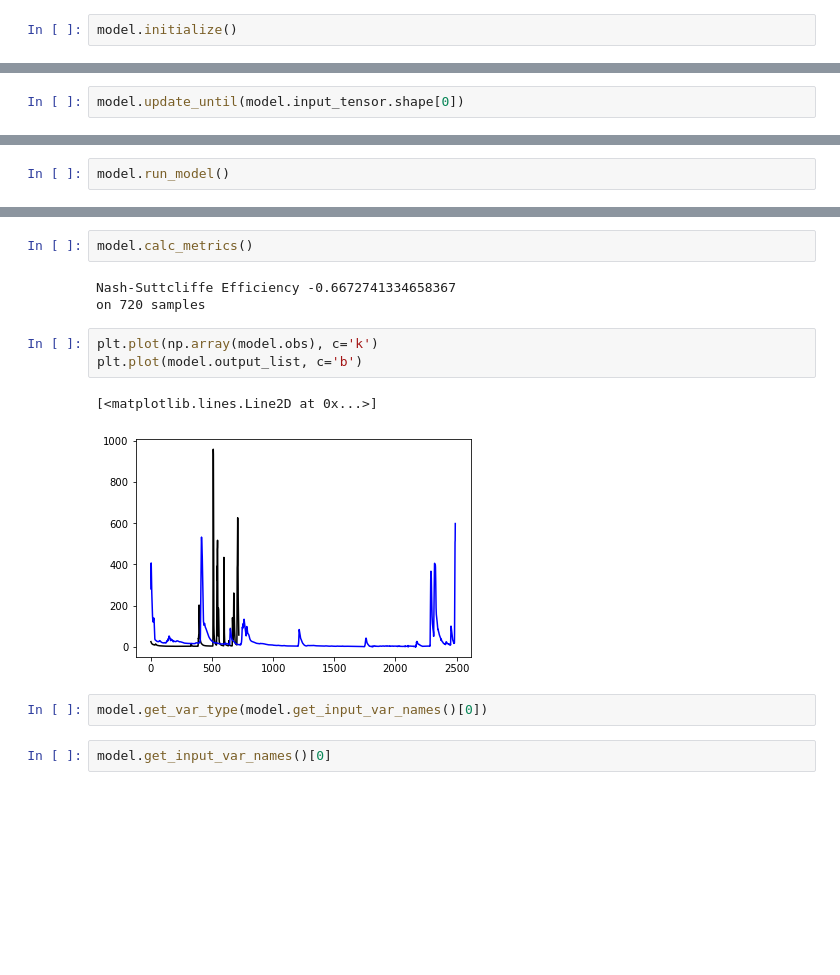
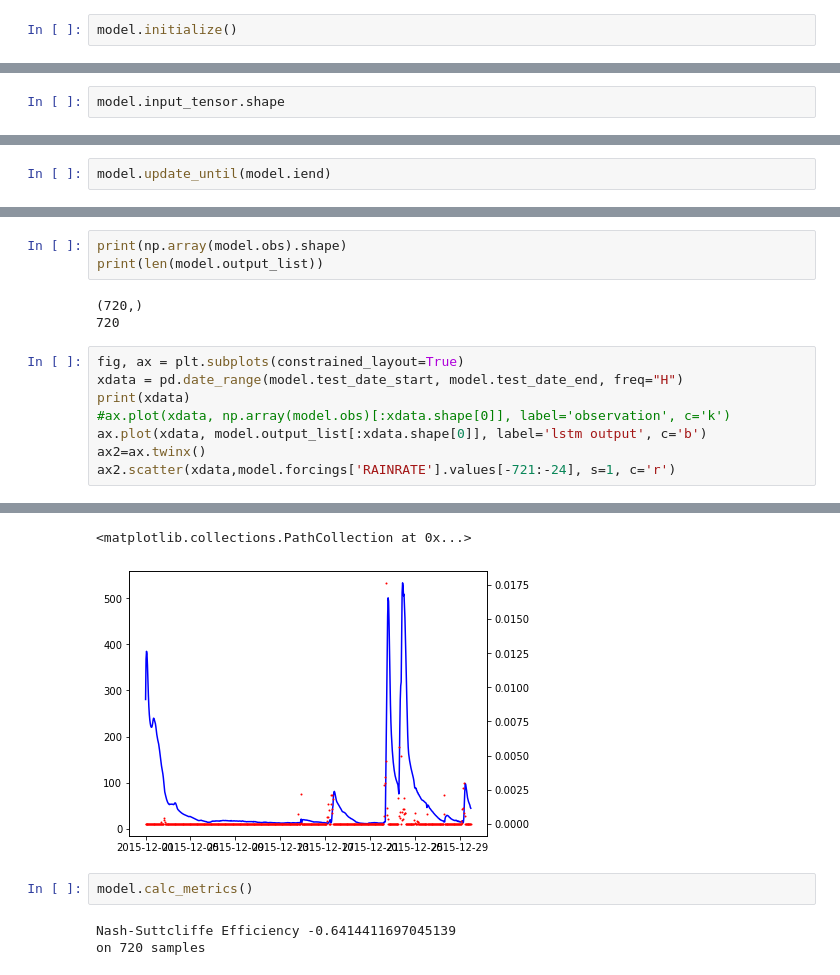
Before and after one commit to jmframe/nh-libtorch, a Jupyter notebook: lstm-bmi/lstm-bmi.ipynb, the cells around one changed output, grey strips where cells are left out. Drawn from its saved outputs; the diff is of its cells as text; blank space fills up the shorter version.

```diff
--- a/lstm-bmi/lstm-bmi.ipynb
+++ b/lstm-bmi/lstm-bmi.ipynb
@@ -23,3 +25,3 @@ for time: 4 lstm output: 406.39102744176773
 # %%
-model.update_until(model.input_tensor.shape[0])
+model.input_tensor.shape
 # %% [output]
@@ -43,2 +28,0 @@ for time: 2492 lstm output: 597.5724286721369
-# %%
-model.run_model()
@@ -62,0 +29,2 @@ length output 3211
+# %%
+model.update_until(model.iend)
@@ -62,0 +49,15 @@ length output 3211
+# %%
+print(np.array(model.obs).shape)
+print(len(model.output_list))
+# %% [output]
+(720,)
+720
+# %%
+fig, ax = plt.subplots(constrained_layout=True)
+xdata = pd.date_range(model.test_date_start, model.test_date_end, freq="H")
+print(xdata)
+#ax.plot(xdata, np.array(model.obs)[:xdata.shape[0]], label='observation', c='k')
+ax.plot(xdata, model.output_list[:xdata.shape[0]], label='lstm output', c='b')
+ax2=ax.twinx()
+ax2.scatter(xdata,model.forcings['RAINRATE'].values[-721:-24], s=1, c='r')
+# %% [output]
@@ -63,15 +76,7 @@ length output 3211
+<matplotlib.collections.PathCollection at 0x...>
+[figure, added]
 # %%
 model.calc_metrics()
 # %% [output]
-Nash-Suttcliffe Efficiency -0.6672741334658367
+Nash-Suttcliffe Efficiency -0.6414411697045139
 on 720 samples
-# %%
-plt.plot(np.array(model.obs), c='k')
-plt.plot(model.output_list, c='b')
-# %% [output]
-[<matplotlib.lines.Line2D at 0x...>]
-[figure, removed]
-# %%
-model.get_var_type(model.get_input_var_names()[0])
-# %%
-model.get_input_var_names()[0]
```
Also changed, not shown: parts of 6 cells of this notebook, 2 other files.
